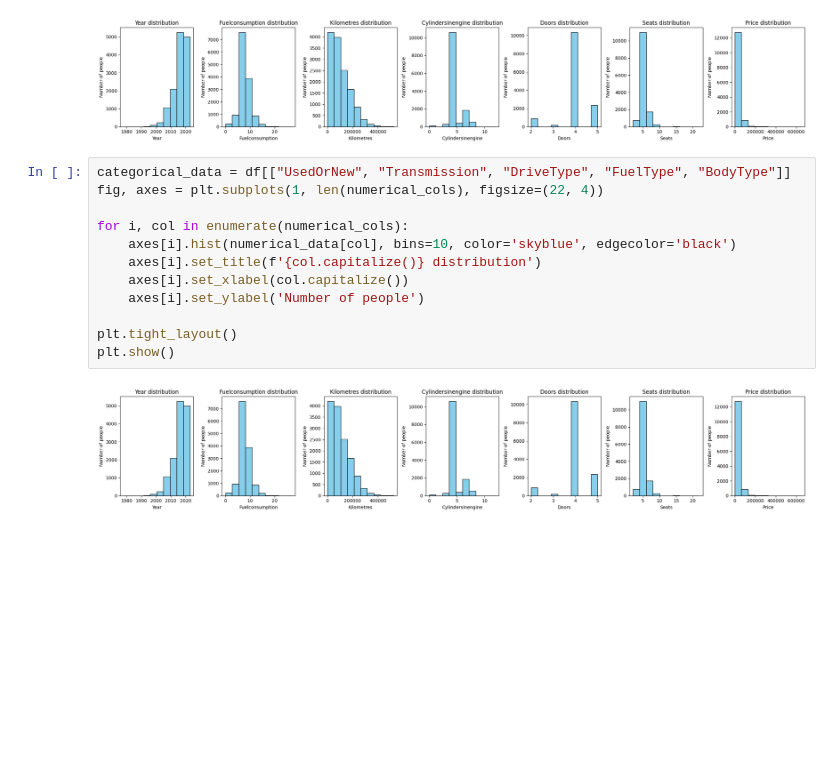
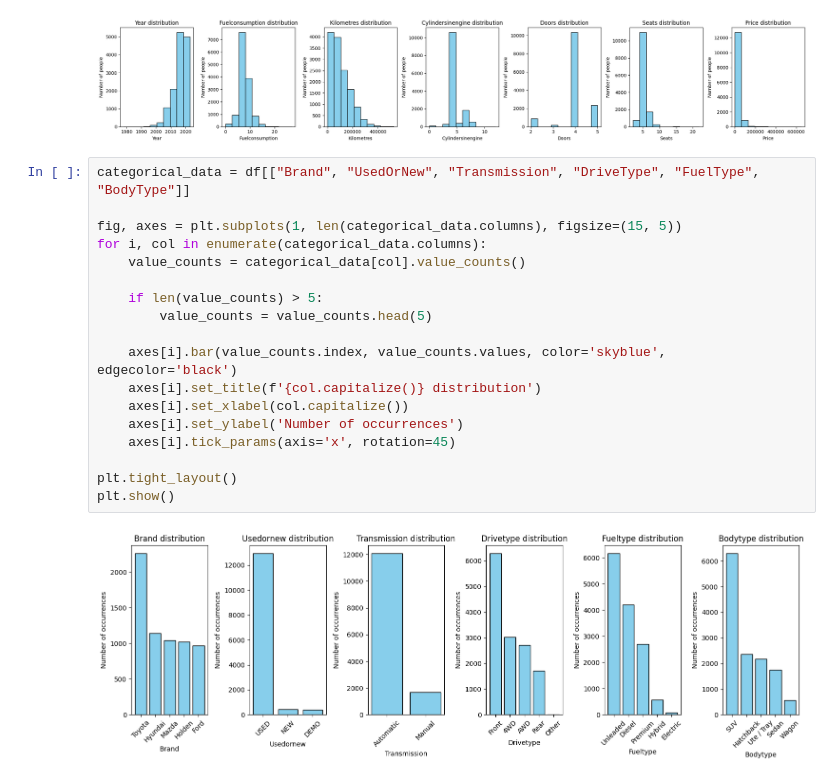
Before and after one commit to 72Clooud/Australian_Vehicle_Prices_Prediction, a Jupyter notebook: notebooks/data_exploration.ipynb, the cells around one changed output. Saved outputs shown, nothing was run; the diff lists cells and outputs as text; blank space fills up the shorter version.

Commit message:
Fix bar plot display by ensuring all categorical distributions are shown in a single figure with separate subplots for each category

```diff
--- a/notebooks/data_exploration.ipynb
+++ b/notebooks/data_exploration.ipynb
@@ -72,16 +72,22 @@ plt.show()
 # %% [output]
 [figure]
 # %%
-categorical_data = df[["UsedOrNew", "Transmission", "DriveType", "FuelType", "BodyType"]]
-fig, axes = plt.subplots(1, len(numerical_cols), figsize=(22, 4))
+categorical_data = df[["Brand", "UsedOrNew", "Transmission", "DriveType", "FuelType", "BodyType"]]
 
-for i, col in enumerate(numerical_cols):
-    axes[i].hist(numerical_data[col], bins=10, color='skyblue', edgecolor='black')
+fig, axes = plt.subplots(1, len(categorical_data.columns), figsize=(15, 5))
+for i, col in enumerate(categorical_data.columns):
+    value_counts = categorical_data[col].value_counts()
+
+    if len(value_counts) > 5:
+        value_counts = value_counts.head(5)
+
+    axes[i].bar(value_counts.index, value_counts.values, color='skyblue', edgecolor='black')
     axes[i].set_title(f'{col.capitalize()} distribution')
     axes[i].set_xlabel(col.capitalize())
-    axes[i].set_ylabel('Number of people')
+    axes[i].set_ylabel('Number of occurrences')
+    axes[i].tick_params(axis='x', rotation=45)
 
 plt.tight_layout()
 plt.show()
 # %% [output]
-[figure, old version]
+[figure, new version]
```
